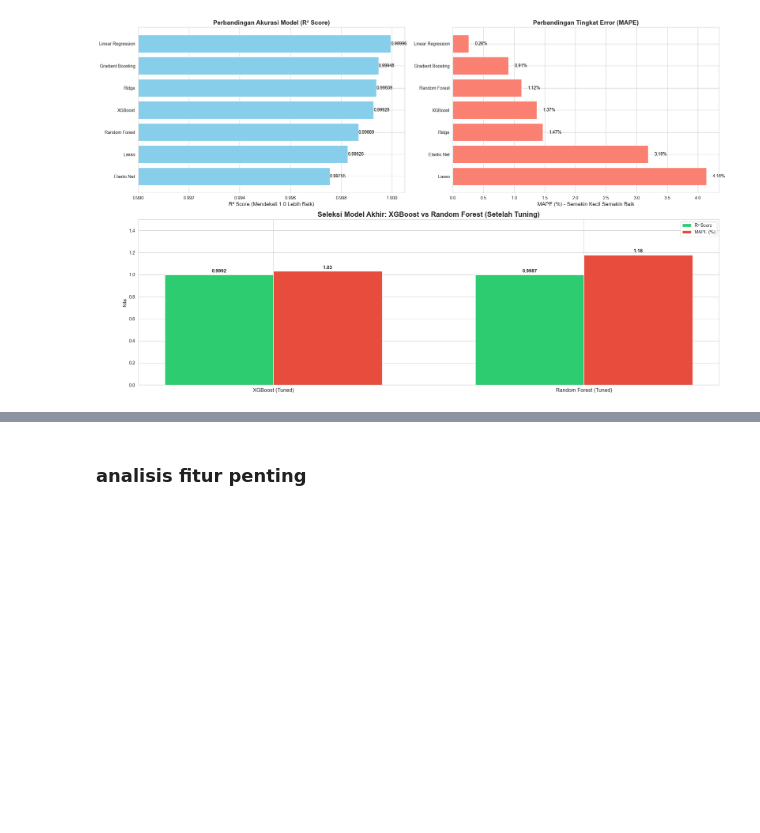
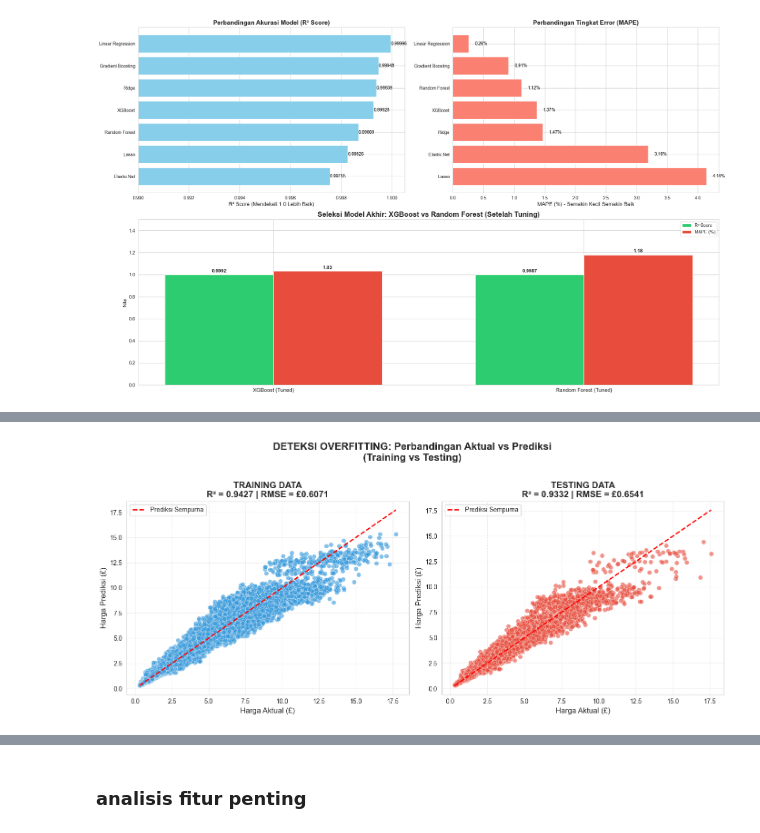
Before and after one commit to xProbe/jetto_presentasi_1.0, a Jupyter notebook: Presentasi_Data_Modelling_Jetto_fix.ipynb, the cells around one changed output, grey strips where cells are left out. Cells and saved outputs as stored; diff of their text form; code cells hidden in the pictures; blank space fills up the shorter version.

```diff
--- a/Presentasi_Data_Modelling_Jetto_fix.ipynb
+++ b/Presentasi_Data_Modelling_Jetto_fix.ipynb
@@ -623,0 +705,97 @@ plt.show()
+# %%
+# ============================================================
+# SCATTER PLOT: AKTUAL VS PREDIKSI (TRAIN vs TEST)
+# Untuk Mendeteksi Overfitting
+# ============================================================
+
+import matplotlib.pyplot as plt
+import numpy as np
+
+# Prediksi menggunakan model final (XGBoost Tuned)
+y_train_pred = final_model.predict(X_train)
+y_test_pred = final_model.predict(X_test)
+
+# Hitung metrik
+from sklearn.metrics import r2_score, mean_squared_error
+train_r2 = r2_score(y_train, y_train_pred)
+test_r2 = r2_score(y_test, y_test_pred)
+train_rmse = np.sqrt(mean_squared_error(y_train, y_train_pred))
+test_rmse = np.sqrt(mean_squared_error(y_test, y_test_pred))
+
+# ============================================================
+# VISUALISASI
+# ============================================================
+fig, axes = plt.subplots(1, 2, figsize=(14, 6))
+
+# --- SCATTER PLOT 1: TRAINING DATA ---
+ax1 = axes[0]
+ax1.scatter(y_train, y_train_pred, alpha=0.6, color='#3498db', s=50, edgecolors='white', linewidth=0.5)
+
+# Garis diagonal (prediksi sempurna)
+min_val = min(y_train.min(), y_train_pred.min())
+max_val = max(y_train.max(), y_train_pred.max())
+ax1.plot([min_val, max_val], [min_val, max_val], 'r--', lw=2, label='Prediksi Sempurna')
+
+ax1.set_xlabel('Harga Aktual (£)', fontsize=12)
+ax1.set_ylabel('Harga Prediksi (£)', fontsize=12)
+ax1.set_title(f'TRAINING DATA\nR² = {train_r2:.4f} | RMSE = £{train_rmse:.4f}', fontsize=14, fontweight='bold')
+ax1.legend(loc='upper left')
+ax1.grid(True, linestyle='--', alpha=0.4)
+
+# --- SCATTER PLOT 2: TESTING DATA ---
+ax2 = axes[1]
+ax2.scatter(y_test, y_test_pred, alpha=0.6, color='#e74c3c', s=50, edgecolors='white', linewidth=0.5)
+
+# Garis diagonal (prediksi sempurna)
+min_val = min(y_test.min(), y_test_pred.min())
+max_val = max(y_test.max(), y_test_pred.max())
+ax2.plot([min_val, max_val], [min_val, max_val], 'r--', lw=2, label='Prediksi Sempurna')
+
+ax2.set_xlabel('Harga Aktual (£)', fontsize=12)
+ax2.set_ylabel('Harga Prediksi (£)', fontsize=12)
+ax2.set_title(f'TESTING DATA\nR² = {test_r2:.4f} | RMSE = £{test_rmse:.4f}', fontsize=14, fontweight='bold')
+ax2.legend(loc='upper left')
+ax2.grid(True, linestyle='--', alpha=0.4)
+
+plt.suptitle('DETEKSI OVERFITTING: Perbandingan Aktual vs Prediksi\n(Training vs Testing)',
+             fontsize=16, fontweight='bold', y=1.02)
+plt.tight_layout()
+plt.show()
+
+# ============================================================
+# KESIMPULAN
+# ============================================================
+print("\n" + "="*60)
+print("📊 ANALISIS OVERFITTING")
+print("="*60)
+print(f"\n  TRAINING:  R² = {train_r2:.4f}  |  RMSE = £{train_rmse:.4f}")
+print(f"  TESTING:   R² = {test_r2:.4f}  |  RMSE = £{test_rmse:.4f}")
+
+gap_r2 = train_r2 - test_r2
+gap_rmse = test_rmse - train_rmse
+
+print(f"\n  Gap R² (Train - Test):   {gap_r2:.6f}")
+print(f"  Gap RMSE (Test - Train): £{gap_rmse:.6f}")
+
+print("\n" + "-"*60)
+# Threshold untuk dataset besar (50,000 sampel)
+# Gap yang wajar: < 5% untuk R², karena dataset besar lebih stabil
+if gap_r2 < 0.05:
+    print("  ✅ KESIMPULAN: MODEL TIDAK OVERFITTING")
+    print("\n  ALASAN:")
+    print(f"  • Gap R² = {gap_r2:.4f} (< 5%) - dalam batas wajar")
+    print("  • Dataset besar (50,000) membuat model lebih robust")
+    print("  • Performa Training dan Testing konsisten")
+elif gap_r2 < 0.10:
+    print("  ⚠️ KESIMPULAN: SEDIKIT OVERFITTING (MASIH DAPAT DITERIMA)")
+    print("\n  CATATAN:")
+    print(f"  • Gap R² = {gap_r2:.4f} (5-10%) - perlu monitoring")
+    print("  • Model masih bisa digunakan dengan hati-hati")
+else:
+    print("  ❌ KESIMPULAN: OVERFITTING SIGNIFIKAN")
+    print("\n  REKOMENDASI:")
+    print("  • Tambah regularisasi pada model")
+    print("  • Kurangi kompleksitas model")
+print("="*60)
+# %% [output]
+[figure, added]
```
Also changed, not shown: parts of 12 cells of this notebook, 3 other files.
